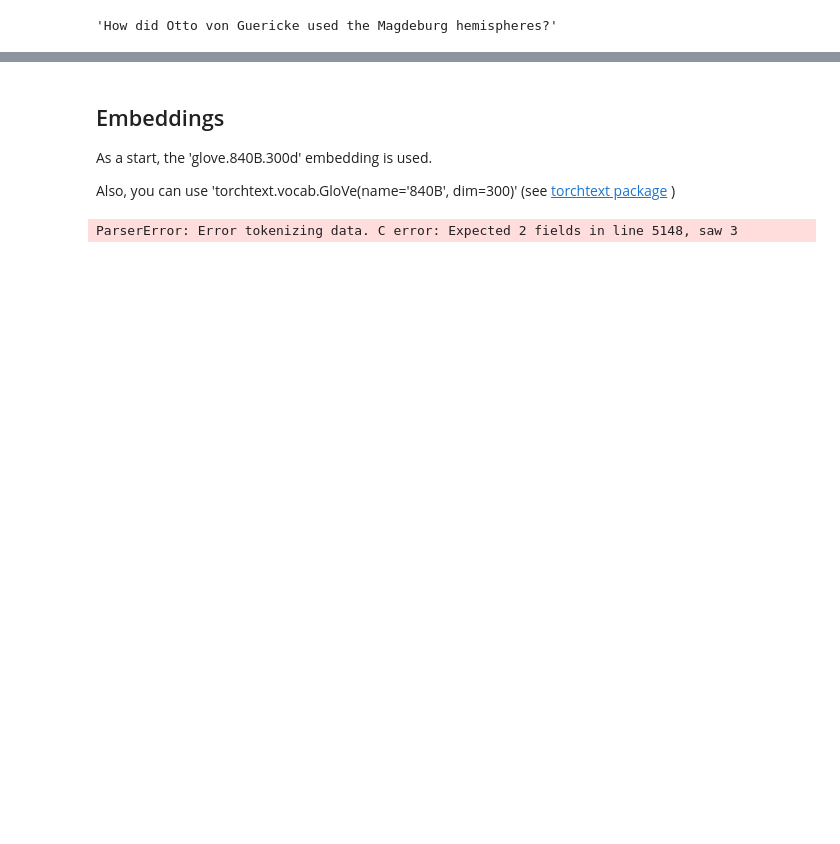
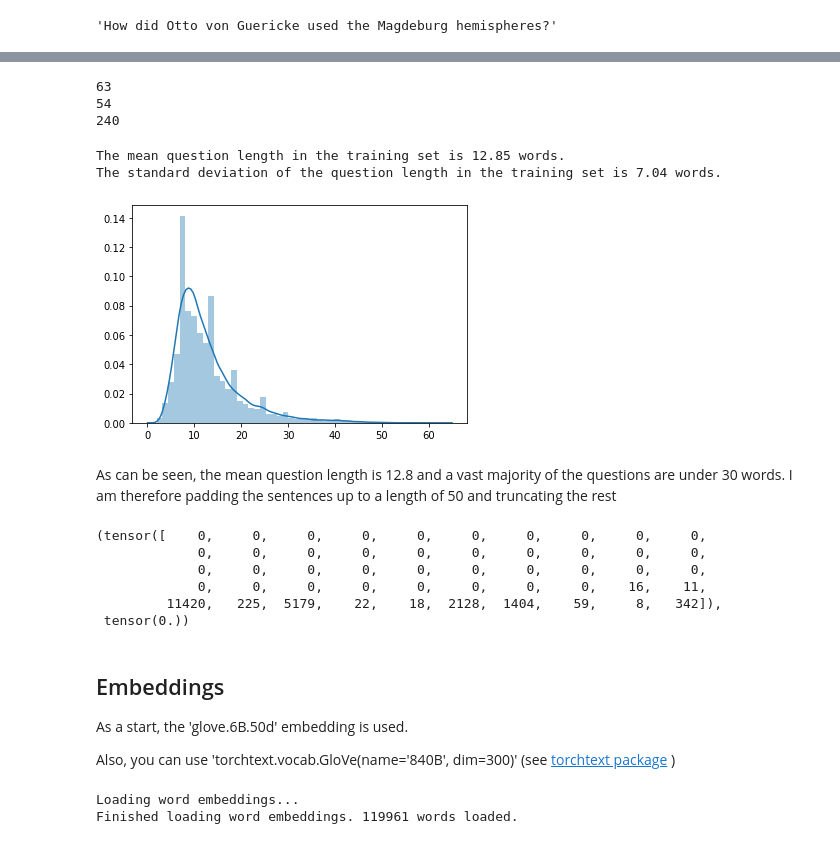
Before and after one commit to phil-hoang/Question_Classification, a Jupyter notebook: Exploration.ipynb, the cells around one changed output, grey strips where cells are left out. Saved outputs shown, nothing was run; the diff lists cells and outputs as text; code cells hidden in the pictures; blank space fills up the shorter version.

```diff
--- a/Exploration.ipynb
+++ b/Exploration.ipynb
@@ -28,3 +46,8 @@ print('Number of samples for training: {}\nRatio positives to total: {:.2f}'.for
 # %% [output]
 Number of samples for training: 1306122
 Ratio positives to total: 0.06
+# %%
+# That's a lot of questions, so for faster iterations, I'm going to just use 50,000 training examples
+train = train.iloc[0:50000]
+print('Number of samples for training: {}\nRatio positives to total: {:.2f}%'.format(len(train),
+                                                                                len(train.loc[train['target'] == 1])/len(train)*100))
@@ -35,0 +72,39 @@ train['question_text'][3]
+# %%
+# Build the tokenizer dictionary in the tokenizer class
+tokenizer = Tokenizer()
+tokenizer.fit_on_texts(train['question_text'])
+tokenizer.fit_on_texts(test['question_text'])
+
+# Split train set into train and validation sets
+train, validation = train_test_split(train, test_size=0.1, shuffle = True)
+
+# Tokenize the questions
+train_sequences = tokenizer.texts_to_sequences(train['question_text'])
+validation_sequences = tokenizer.texts_to_sequences(validation['question_text'])
+test_sequences = tokenizer.texts_to_sequences(test['question_text'])
+
+# Save the tokenizer dictionary and the number of words in it
+word_index = tokenizer.word_index
+vocab_size = len(word_index)
+# %%
+list_len_train = [len(i) for i in train_sequences]
+list_len_validation = [len(i) for i in validation_sequences]
+list_len_test = [len(i) for i in test_sequences]
+
+print(max(list_len_train))
+print(max(list_len_validation))
+print(max(list_len_test))
+# %% [output]
+63
+54
+240
+# %%
+sns.distplot(list_len_train, kde = True)
+print('The mean question length in the training set is {:.2f} words.'.format(np.mean(list_len_train)))
+print('The standard deviation of the question length in the training set is {:.2f} words.'.format(np.std(list_len_train)))
+# %% [output]
+The mean question length in the training set is 12.85 words.
+The standard deviation of the question length in the training set is 7.04 words.
+[figure, added]
+# %% [markdown]
+As can be seen, the mean question length is 12.8 and a vast majority of the questions are under 30 words. I am therefore padding the sentences up to a length of 50 and truncating the rest
@@ -36,5 +125,14 @@ train['question_text'][3]
+# %%
+training_dataset[1]
+# %% [output]
+(tensor([    0,     0,     0,     0,     0,     0,     0,     0,     0,     0,
+             0,     0,     0,     0,     0,     0,     0,     0,     0,     0,
+             0,     0,     0,     0,     0,     0,     0,     0,     0,     0,
+             0,     0,     0,     0,     0,     0,     0,     0,    16,    11,
+         11420,   225,  5179,    22,    18,  2128,  1404,    59,     8,   342]),
+ tensor(0.))
 # %% [markdown]
 ## Embeddings
-As a start, the 'glove.840B.300d' embedding is used.
+As a start, the 'glove.6B.50d' embedding is used.
 
 Also, you can use 'torchtext.vocab.GloVe(name='840B', dim=300)' (see [torchtext package](https://torchtext.readthedocs.io/en/latest/vocab.html#vocab) )
@@ -41,4 +158,8 @@ Also, you can use 'torchtext.vocab.GloVe(name='840B', dim=300)' (see [torchtext
 # %%
-#glove = pd.read_csv('./data/embeddings/glove.840B.300d/glove.840B.300d.txt')
+embeddings_File = './data/embeddings/glove.840B.300d/glove.840B.300d.txt'
+embeddings_dim = 300
+
+embeddings_matrix = load_embeddings(embeddings_File, embeddings_dim)
 # %% [output]
-ParserError: Error tokenizing data. C error: Expected 2 fields in line 5148, saw 3
+Loading word embeddings...
+Finished loading word embeddings. 119961 words loaded.
```
Also changed, not shown: parts of 21 cells of this notebook.
